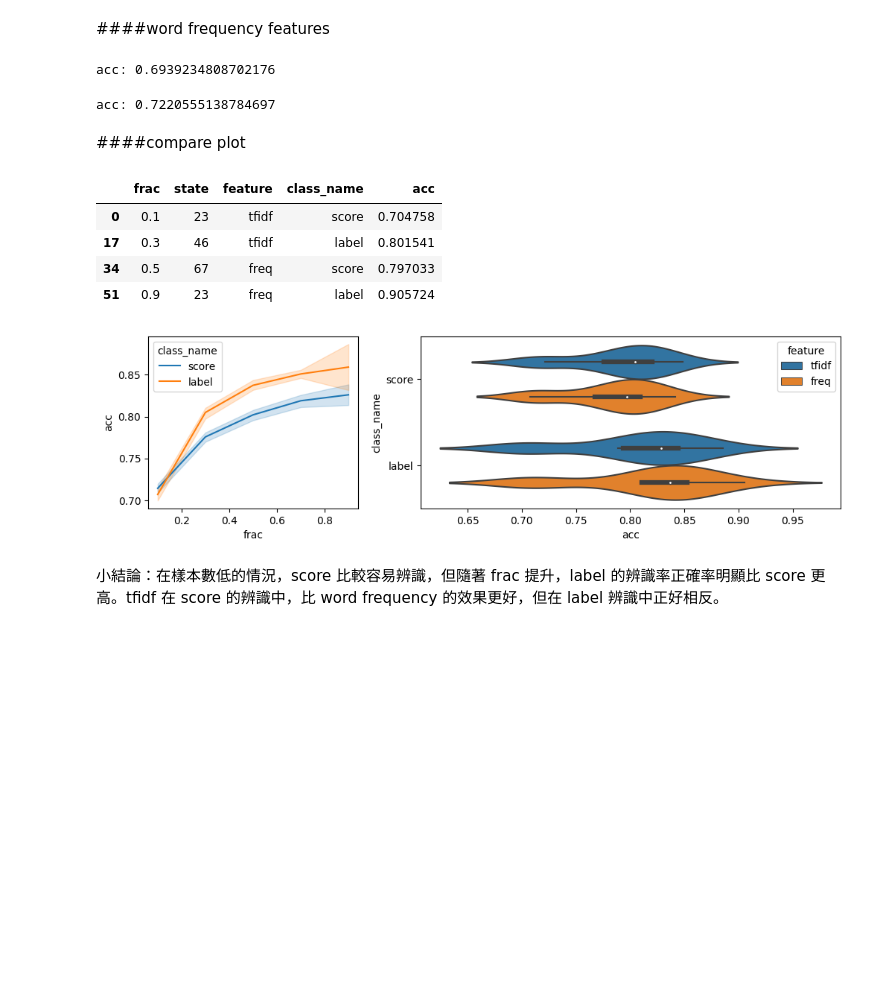
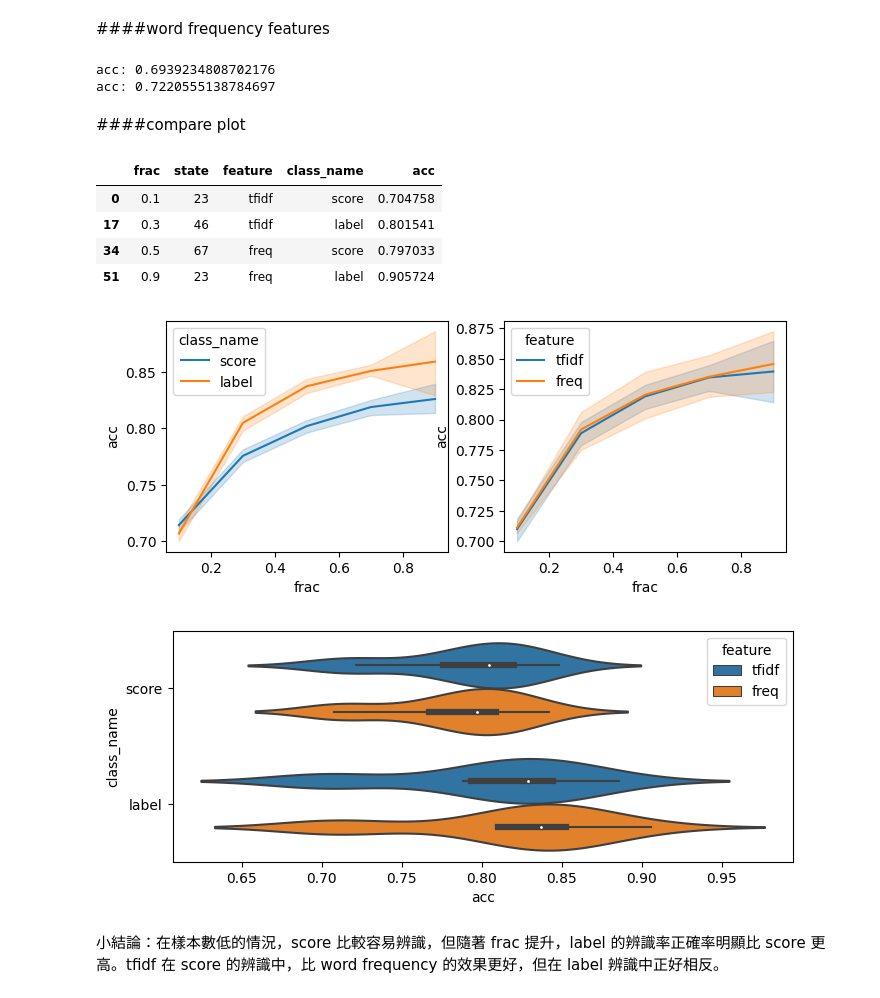
Before and after one commit to gigi-igig/DM2023-Lab1-Master, a Jupyter notebook: Homework/DM2023-Lab1-Homework.ipynb, the cells around one changed output. Saved outputs shown, nothing was run; the diff lists cells and outputs as text; code cells hidden in the pictures; blank space fills up the shorter version.

```diff
--- a/Homework/DM2023-Lab1-Homework.ipynb
+++ b/Homework/DM2023-Lab1-Homework.ipynb
@@ -925,10 +939,0 @@ g.set_xticklabels(freq_name_update_0, rotation = 0, fontsize=8);
-# %%
-term_freq_1=np.add(term_freq_y_1,term_freq_i_1,term_freq_a_1)
-max_freq_id_1=np.argsort(-term_freq_1)
-freq_name_1=count_vect.get_feature_names_out()[max_freq_id_1]
-max_freq_id_update_1=[x for x in max_freq_id_1[:30] if count_vect.get_feature_names_out()[x] not in stopword2]
-freq_name_update_1=count_vect.get_feature_names_out()[max_freq_id_update_1].tolist()
-print(freq_name_update_1)
-plt.subplots(figsize=(7, 3))
-g = sns.barplot(x=freq_name_update_1, y=term_freq_1[max_freq_id_update_1])
-g.set_xticklabels(freq_name_update_1, rotation = 0, fontsize=8);
@@ -937,0 +955,24 @@ g.set_xticklabels(freq_name_update_1, rotation = 0, fontsize=8);
+# %%
+# plot high_frequency words with different score(sample data)
+max_freq_id_score=[]
+freq_name_score=[]
+term_freq_score=[]
+top_num=10
+
+for s in scores:
+  new_id_list = sample_id.id["y"+str(s)] + sample_id.id["i"+str(s)] + sample_id.id["a"+str(s)]
+  term_freq = freq_count(new_id_list, log_or_not=0)
+  term_freq_score.append(term_freq)
+  id, f_n = get_name_without_stopword(term_freq, top_num, 2)
+  max_freq_id_score.append(id)
+  freq_name_score.append(f_n)
+
+  # plot
+  plt.subplots(figsize=(6, 3))
+  g = sns.barplot(x=f_n, y=term_freq[id])
+  g.set_xticklabels(f_n, rotation = 0, fontsize=9);
+  g.set_title("the top " +str(top_num)+ " words in sample with score:"+ str(s))
+
+max_freq_id_score = pd.Series(max_freq_id_score, index=scores)
+max_freq_id_score = pd.Series(max_freq_id_score, index=scores)
+freq_name_score = pd.Series(freq_name_score, index=scores)
@@ -1012,21 +1050,27 @@ x=sample_counts
 # %%
+# train the CounterVector() model
+count_vect = CountVectorizer()
+sample_counts = count_vect.fit_transform(sample_data.text)
+x=sample_counts
+
+# predict "score"
 y=sample_data["score"].array
 mnb = MultinomialNB()
 mnb.fit(x, y)
 pred=mnb.predict(count_vect.transform(total_data.loc[testdata_id].text))
 pred_wrong_s=[i for i in range(len_pred) if pred[i]!=ans_score[i]]
 print("acc:", (len_pred-len(pred_wrong_s))/len_pred)
+
+# predict "label"
+y=sample_data["label"].array
+mnb = MultinomialNB()
+mnb.fit(x, y)
+pred=mnb.predict(count_vect.transform(total_data.loc[testdata_id].text))
+pred_wrong_l=[i for i in range(len_pred) if pred[i]!=ans_label[i]]
+print("acc:", (len_pred-len(pred_wrong_l))/len_pred)
 # %% [output]
 acc: 0.6939234808702176
+acc: 0.7220555138784697
-# %%
-y=sample_data["label"].array
-mnb = MultinomialNB()
-mnb.fit(x, y)
-pred=mnb.predict(count_vect.transform(total_data.loc[testdata_id].text))
-pred_wrong_l=[i for i in range(len_pred) if pred[i]!=ans_label[i]]
-print("acc:", (len_pred-len(pred_wrong_l))/len_pred)
-# %% [output]
-acc: 0.7220555138784697
 # %% [markdown]
 ####compare plot
 # %%
@@ -1080,25 +1126,28 @@ for f in train_frac:
 # %%
 #create acc dataframe
 df=[]
 for f in train_frac:
   for s in seed:
     for feat in feature:
       for c in classifier:
         df.append([f,str(s),feat,c])
 acc_data = pd.DataFrame(df, columns=["frac","state","feature","class_name"])
 acc_data["acc"]=acc_rec
 display(acc_data[::17])
 #plot
-fig, (ax1,ax2) = plt.subplots(1,2, figsize=(12, 3), gridspec_kw={"width_ratios": [1, 2]})
+fig, (ax1,ax2) = plt.subplots(1,2, figsize=(8, 3), gridspec_kw={"width_ratios": [1, 1]})
 sns.lineplot(x='frac', y='acc', hue='class_name', data=acc_data, ax=ax1)
-sns.violinplot(x='acc', y='class_name', hue='feature', data=acc_data, ax=ax2);
+sns.lineplot(x='frac', y='acc', hue='feature', data=acc_data, ax=ax2)
+plt.figure(figsize=(8,3))
+sns.violinplot(x='acc', y='class_name', hue='feature', data=acc_data);
 # %% [output]
 |  | frac | state | feature | class_name | acc |
 | 0 | 0.1 | 23 | tfidf | score | 0.704758 |
 | 17 | 0.3 | 46 | tfidf | label | 0.801541 |
 | 34 | 0.5 | 67 | freq | score | 0.797033 |
 | 51 | 0.9 | 23 | freq | label | 0.905724 |
-[figure, old version]
+[figure, new version]
+[figure, added]
 # %% [markdown]
 小結論：在樣本數低的情況，score 比較容易辨識，但隨著 frac 提升，label 的辨識率正確率明顯比 score 更高。tfidf 在 score 的辨識中，比 word frequency 的效果更好，但在 label 辨識中正好相反。
 # %%
```
Also changed, not shown: parts of 40 cells of this notebook.
